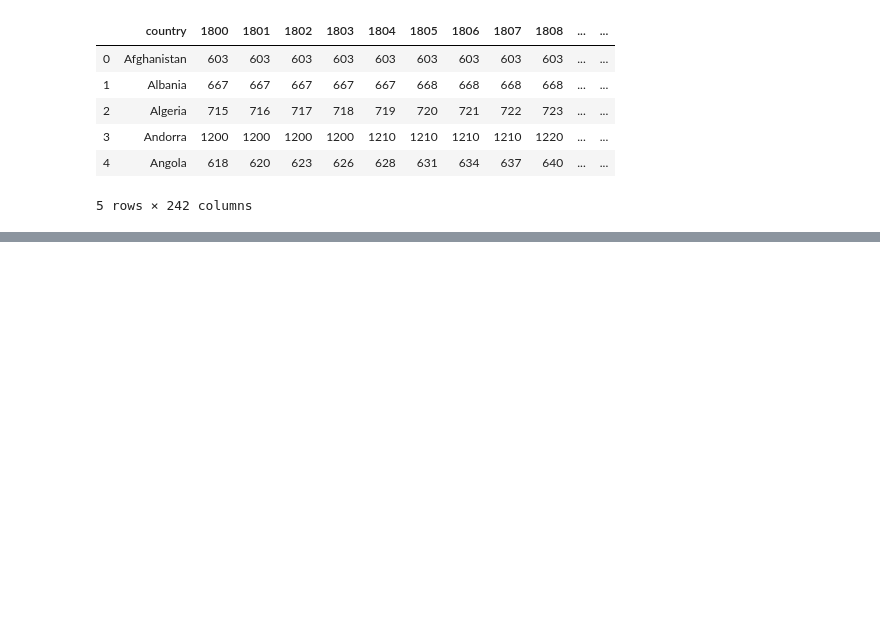
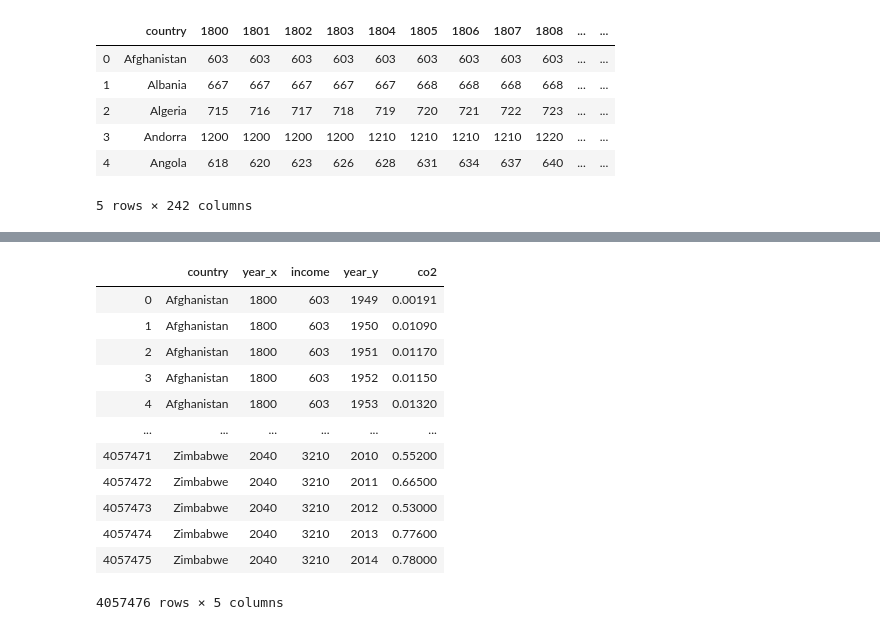
Before and after one commit to VallieTracy/project-one, a Jupyter notebook: Team_Awesome_Project_1.ipynb, the cells around one changed output, grey strips where cells are left out. Drawn from its saved outputs; the diff is of its cells as text; code cells hidden in the pictures; blank space fills up the shorter version.

```diff
--- a/Team_Awesome_Project_1.ipynb
+++ b/Team_Awesome_Project_1.ipynb
@@ -65,8 +49,8 @@ population_df.head()
 
 # Removing "not a number's"
 
-birthrate_df = birthrate_df.dropna()
-co2_df = co2_df.dropna()
+#birthrate_df = birthrate_df.dropna()
+#co2_df = co2_df.dropna()
 # %%
 # Step 3: Clean the data (dropna, isolate the specific year columns we're interested in)
 # %%
@@ -131,0 +165,4 @@ renamed_df.head()
+# %%
+#can I pivot the income dataframe to show every Country|Year with the income for that year
+df_unpivotedInc =income_df.melt(id_vars=['country'], var_name='year', value_name='income')
+df_unpivotedInc
@@ -131,0 +188,5 @@ renamed_df.head()
+# %%
+#can I pivot the co2 dataframe to show every Country|Year with the co2 for that year
+df_unpivotedCO2 =co2_df.melt(id_vars=['country'], var_name='year', value_name='co2')
+df_unpivotedCO2 = df_unpivotedCO2.dropna()
+df_unpivotedCO2
@@ -131,0 +226,19 @@ renamed_df.head()
+# %%
+#didn't work--come back to this after you fix the concat
+#merge the unpivoted 1894 dataframes
+merge_1894_df = pd.merge(df_unpivotedInc,df_unpivotedCO2, on="country", how="inner")
+merge_1894_df
+# %% [output]
+|  | country | year_x | income | year_y | co2 |
+| 0 | Afghanistan | 1800 | 603 | 1949 | 0.00191 |
+| 1 | Afghanistan | 1800 | 603 | 1950 | 0.01090 |
+| 2 | Afghanistan | 1800 | 603 | 1951 | 0.01170 |
+| 3 | Afghanistan | 1800 | 603 | 1952 | 0.01150 |
+| 4 | Afghanistan | 1800 | 603 | 1953 | 0.01320 |
+| ... | ... | ... | ... | ... | ... |
+| 4057471 | Zimbabwe | 2040 | 3210 | 2010 | 0.55200 |
+| 4057472 | Zimbabwe | 2040 | 3210 | 2011 | 0.66500 |
+| 4057473 | Zimbabwe | 2040 | 3210 | 2012 | 0.53000 |
+| 4057474 | Zimbabwe | 2040 | 3210 | 2013 | 0.77600 |
+| 4057475 | Zimbabwe | 2040 | 3210 | 2014 | 0.78000 |
+4057476 rows × 5 columns
```
Also changed, not shown: parts of 29 cells of this notebook.
